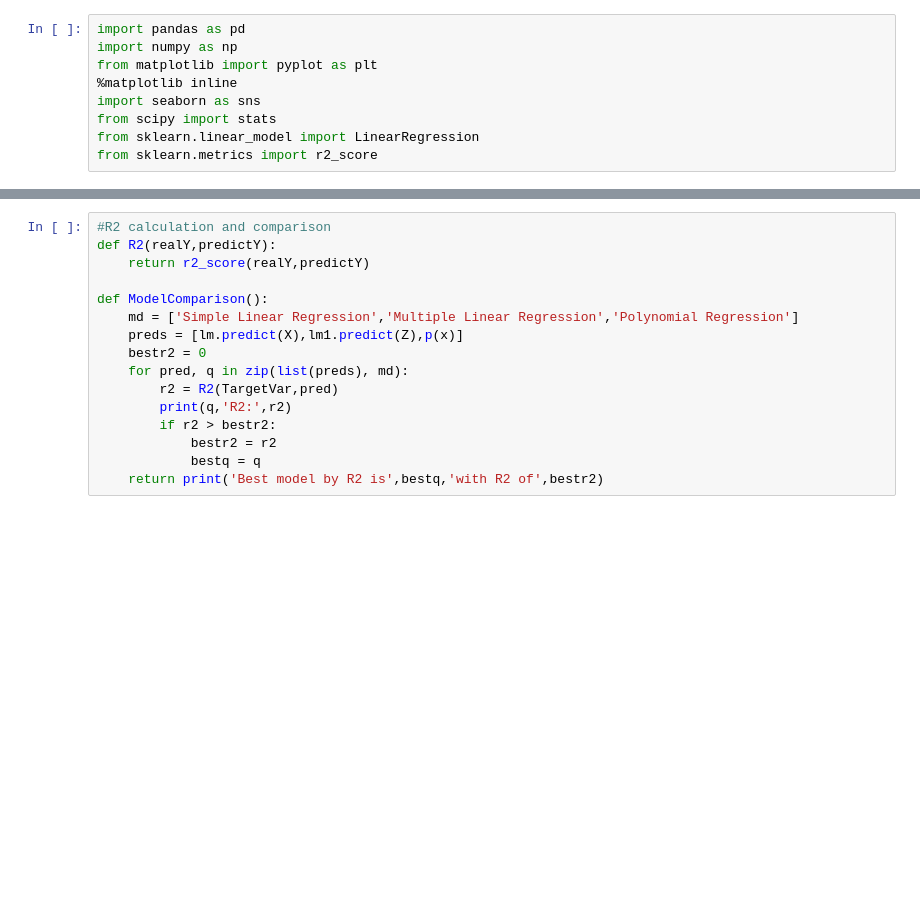
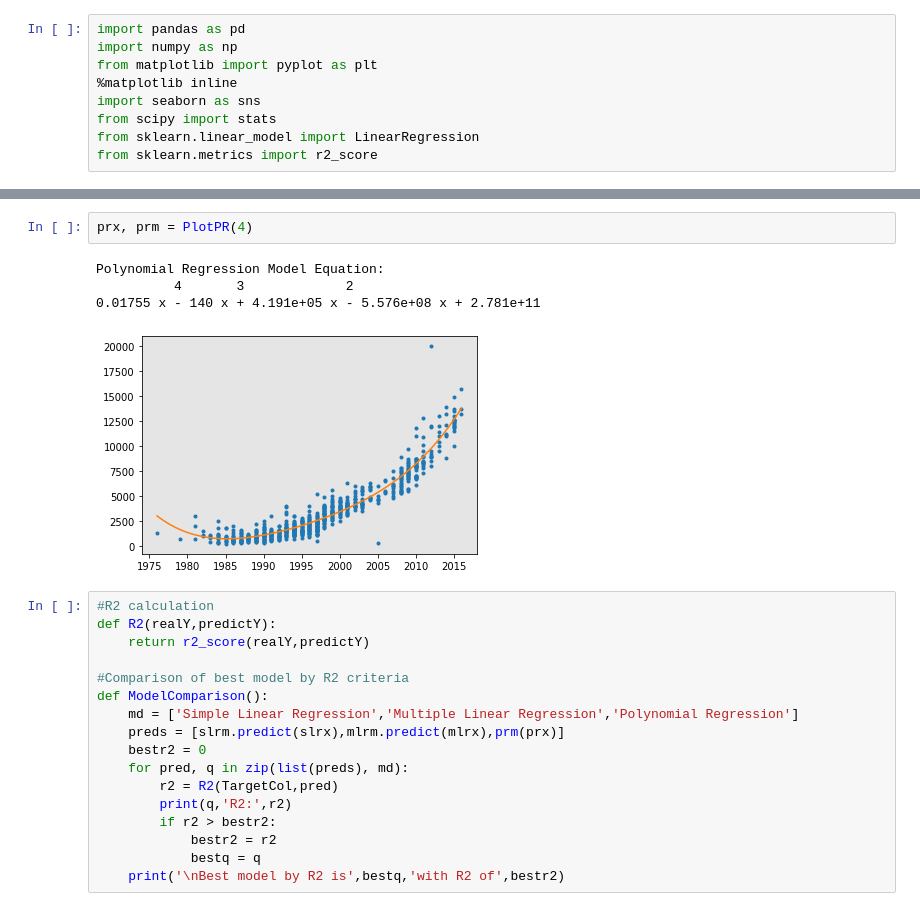
Before and after one commit to grtfreitas/PredictiveModelingRegression, a Jupyter notebook: PredictiveModelingRegression.ipynb, the cells around one changed output, grey strips where cells are left out. Drawn from its saved outputs; the diff is of its cells as text; blank space fills up the shorter version.

```diff
--- a/PredictiveModelingRegression.ipynb
+++ b/PredictiveModelingRegression.ipynb
@@ -121,19 +123,27 @@ Polynomial Regression Model Equation:
+# %%
+prx, prm = PlotPR(4)
+# %% [output]
+Polynomial Regression Model Equation:
+          4       3             2
+0.01755 x - 140 x + 4.191e+05 x - 5.576e+08 x + 2.781e+11
+[figure, added]
 # %%
-#R2 calculation and comparison
+#R2 calculation
 def R2(realY,predictY):
     return r2_score(realY,predictY)
 
+#Comparison of best model by R2 criteria
 def ModelComparison():
     md = ['Simple Linear Regression','Multiple Linear Regression','Polynomial Regression']
-    preds = [lm.predict(X),lm1.predict(Z),p(x)]
+    preds = [slrm.predict(slrx),mlrm.predict(mlrx),prm(prx)]
     bestr2 = 0
     for pred, q in zip(list(preds), md):
-        r2 = R2(TargetVar,pred)
+        r2 = R2(TargetCol,pred)
         print(q,'R2:',r2)
         if r2 > bestr2:
             bestr2 = r2
             bestq = q
-    return print('Best model by R2 is',bestq,'with R2 of',bestr2)
+    print('\nBest model by R2 is',bestq,'with R2 of',bestr2)
 # %%
 ModelComparison()
 # %% [output]
```
Also changed, not shown: parts of 13 cells of this notebook.
